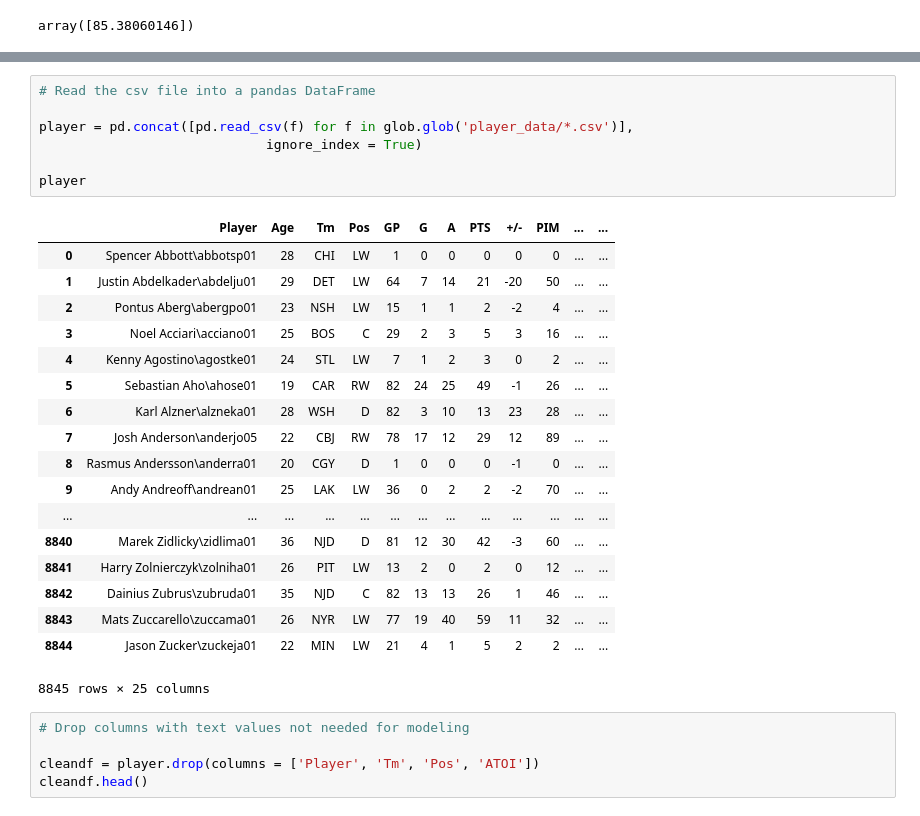
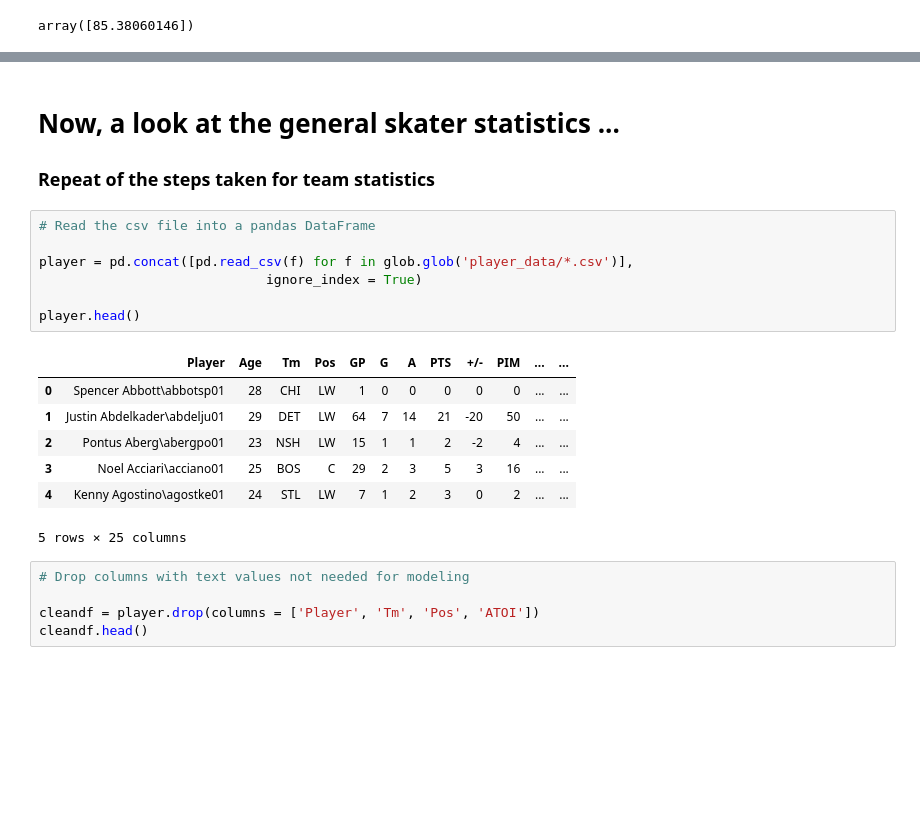
Before and after one commit to knwright/Hard_Refresh, a Jupyter notebook: NHL_Performance_Predictions.ipynb, the cells around one changed output, grey strips where cells are left out. Drawn from its saved outputs; the diff is of its cells as text; blank space fills up the shorter version.

```diff
--- a/NHL_Performance_Predictions.ipynb
+++ b/NHL_Performance_Predictions.ipynb
@@ -793,29 +795,22 @@ sns.regplot(x,y)
+# %% [markdown]
+# Now, a look at the general skater statistics ...
+
+### Repeat of the steps taken for team statistics
 # %%
 # Read the csv file into a pandas DataFrame
 
 player = pd.concat([pd.read_csv(f) for f in glob.glob('player_data/*.csv')],
                              ignore_index = True)
 
-player
+player.head()
 # %% [output]
 |  | Player | Age | Tm | Pos | GP | G | A | PTS | +/- | PIM | ... | ... |
 | 0 | Spencer Abbott\abbotsp01 | 28 | CHI | LW | 1 | 0 | 0 | 0 | 0 | 0 | ... | ... |
 | 1 | Justin Abdelkader\abdelju01 | 29 | DET | LW | 64 | 7 | 14 | 21 | -20 | 50 | ... | ... |
 | 2 | Pontus Aberg\abergpo01 | 23 | NSH | LW | 15 | 1 | 1 | 2 | -2 | 4 | ... | ... |
 | 3 | Noel Acciari\acciano01 | 25 | BOS | C | 29 | 2 | 3 | 5 | 3 | 16 | ... | ... |
 | 4 | Kenny Agostino\agostke01 | 24 | STL | LW | 7 | 1 | 2 | 3 | 0 | 2 | ... | ... |
-| 5 | Sebastian Aho\ahose01 | 19 | CAR | RW | 82 | 24 | 25 | 49 | -1 | 26 | ... | ... |
-| 6 | Karl Alzner\alzneka01 | 28 | WSH | D | 82 | 3 | 10 | 13 | 23 | 28 | ... | ... |
-| 7 | Josh Anderson\anderjo05 | 22 | CBJ | RW | 78 | 17 | 12 | 29 | 12 | 89 | ... | ... |
-| 8 | Rasmus Andersson\anderra01 | 20 | CGY | D | 1 | 0 | 0 | 0 | -1 | 0 | ... | ... |
-| 9 | Andy Andreoff\andrean01 | 25 | LAK | LW | 36 | 0 | 2 | 2 | -2 | 70 | ... | ... |
-| ... | ... | ... | ... | ... | ... | ... | ... | ... | ... | ... | ... | ... |
-| 8840 | Marek Zidlicky\zidlima01 | 36 | NJD | D | 81 | 12 | 30 | 42 | -3 | 60 | ... | ... |
-| 8841 | Harry Zolnierczyk\zolniha01 | 26 | PIT | LW | 13 | 2 | 0 | 2 | 0 | 12 | ... | ... |
-| 8842 | Dainius Zubrus\zubruda01 | 35 | NJD | C | 82 | 13 | 13 | 26 | 1 | 46 | ... | ... |
-| 8843 | Mats Zuccarello\zuccama01 | 26 | NYR | LW | 77 | 19 | 40 | 59 | 11 | 32 | ... | ... |
-| 8844 | Jason Zucker\zuckeja01 | 22 | MIN | LW | 21 | 4 | 1 | 5 | 2 | 2 | ... | ... |
-8845 rows × 25 columns
+5 rows × 25 columns
 # %%
 # Drop columns with text values not needed for modeling
 
```
Also changed, not shown: parts of 64 cells of this notebook, 13 other files.
